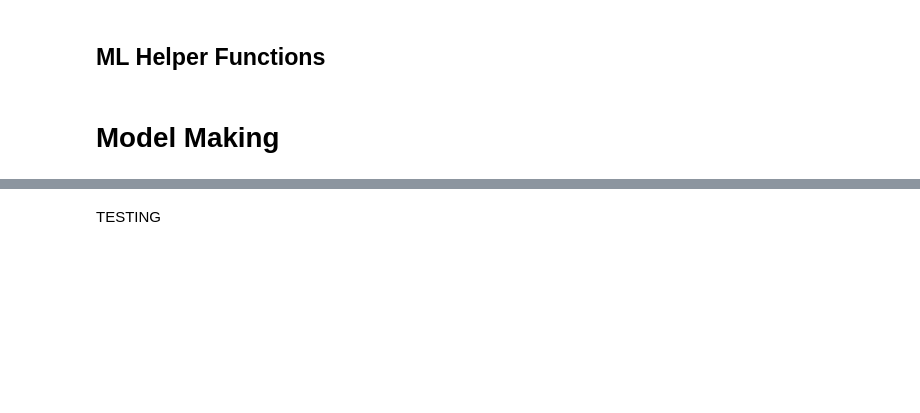
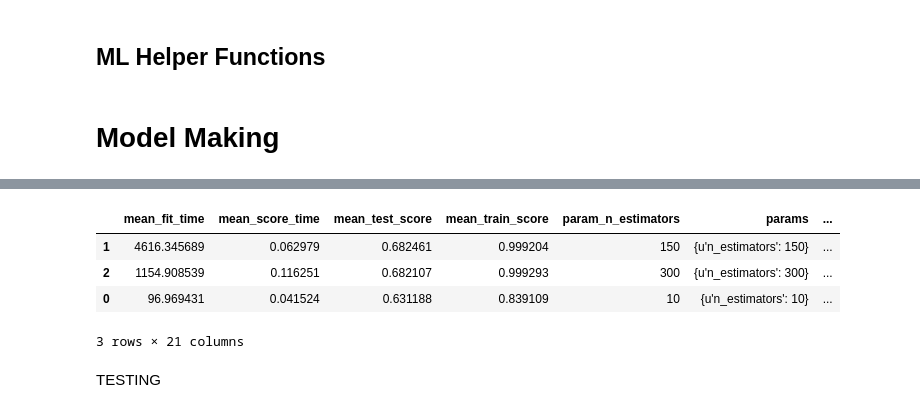
Before and after one commit to ucladevx/Bmaps-Backend, a Jupyter notebook: src/mappening/ml/mlcategorization.ipynb, the cells around one changed output, grey strips where cells are left out. Drawn from its saved outputs; the diff is of its cells as text; code cells hidden in the pictures; blank space fills up the shorter version.

```diff
--- a/src/mappening/ml/mlcategorization.ipynb
+++ b/src/mappening/ml/mlcategorization.ipynb
@@ -267,3 +390,28 @@ IndexError: invalid index to scalar variable.
+# %%
+from sklearn.model_selection import GridSearchCV
+from sklearn.ensemble import GradientBoostingClassifier
+from sklearn.feature_extraction.text import TfidfVectorizer
+from scipy.sparse import hstack
+
+# create the transform
+vectorizer = TfidfVectorizer(stop_words='english')
+
+# tokenize and build vocab
+X_name_transform = vectorizer.fit_transform(X['name'])
+X_details_transform = vectorizer.fit_transform(X['description'])
+X_total_transform = hstack([X_name_transform, X_details_transform])
+
+gb = GradientBoostingClassifier()
+param = {'n_estimators': [10, 150, 300]}
+gs = GridSearchCV(gb, param, cv=5, n_jobs=-1)
+gs.fit(X_total_transform, X['category'])
+pd.DataFrame(gs.cv_results_).sort_values('mean_test_score', ascending=False)[:5]
+# %% [output]
+|  | mean_fit_time | mean_score_time | mean_test_score | mean_train_score | param_n_estimators | params | ... |
+| 1 | 4616.345689 | 0.062979 | 0.682461 | 0.999204 | 150 | {u'n_estimators': 150} | ... |
+| 2 | 1154.908539 | 0.116251 | 0.682107 | 0.999293 | 300 | {u'n_estimators': 300} | ... |
+| 0 | 96.969431 | 0.041524 | 0.631188 | 0.839109 | 10 | {u'n_estimators': 10} | ... |
+3 rows × 21 columns
 # %% [markdown]
 TESTING
 # %%
```
Also changed, not shown: parts of 25 cells of this notebook.
